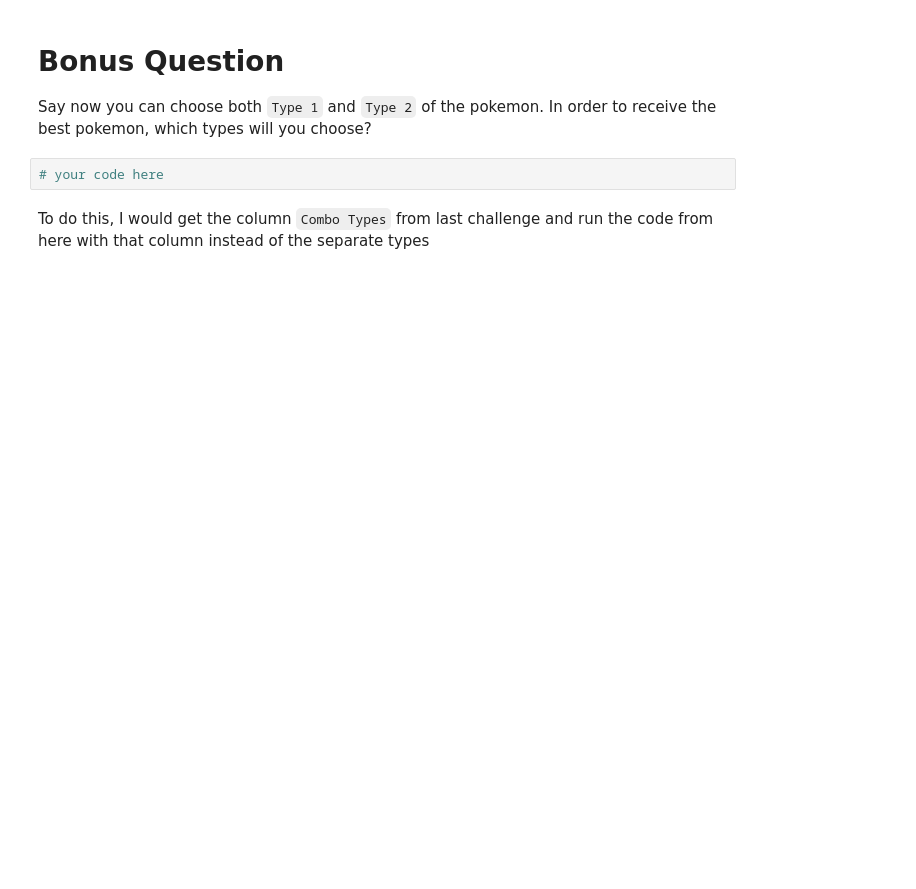
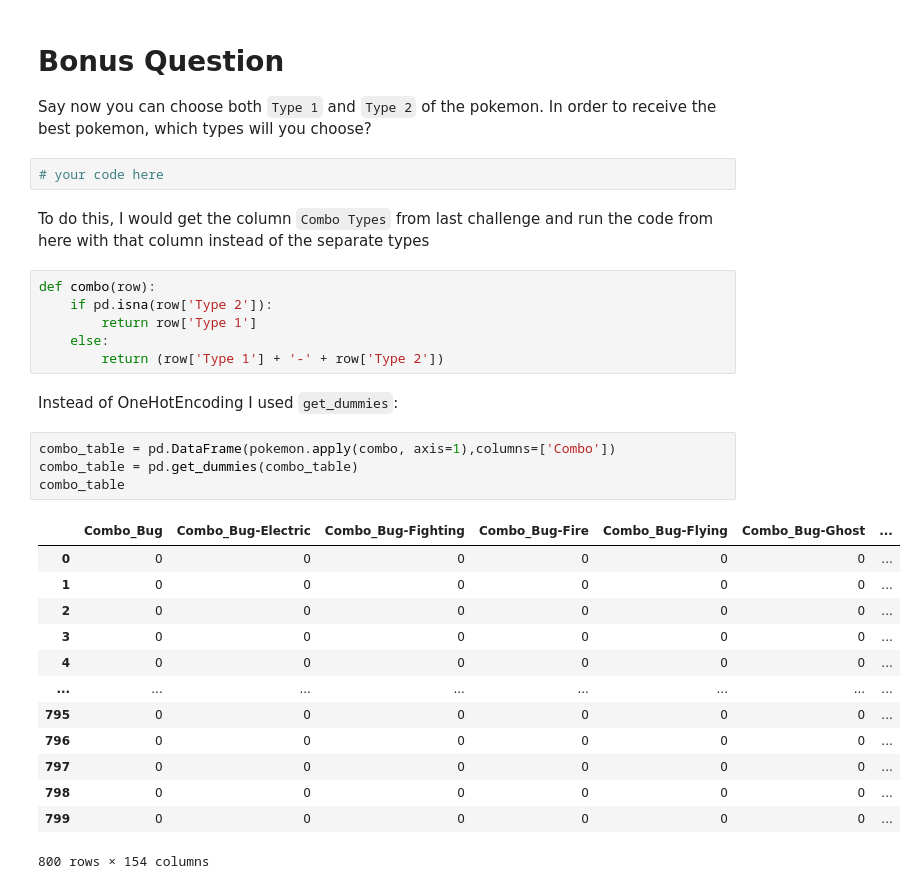
Before and after one commit to cargide/lab-dataframe-calculations, a Jupyter notebook: your-code/challenge-2.ipynb, the cells around one changed output. Cells and saved outputs as stored; diff of their text form; blank space fills up the shorter version.

```diff
--- a/your-code/challenge-2.ipynb
+++ b/your-code/challenge-2.ipynb
@@ -224,3 +241,29 @@ Say now you can choose both `Type 1` and `Type 2` of the pokemon. In order to re
 # your code here
 # %% [markdown]
 To do this, I would get the column `Combo Types` from last challenge and run the code from here with that column instead of the separate types
+# %%
+def combo(row):
+    if pd.isna(row['Type 2']):
+        return row['Type 1']
+    else:
+        return (row['Type 1'] + '-' + row['Type 2'])
+# %% [markdown]
+Instead of OneHotEncoding I used `get_dummies`:
+# %%
+combo_table = pd.DataFrame(pokemon.apply(combo, axis=1),columns=['Combo'])
+combo_table = pd.get_dummies(combo_table)
+combo_table
+# %% [output]
+|  | Combo_Bug | Combo_Bug-Electric | Combo_Bug-Fighting | Combo_Bug-Fire | Combo_Bug-Flying | Combo_Bug-Ghost | ... |
+| 0 | 0 | 0 | 0 | 0 | 0 | 0 | ... |
+| 1 | 0 | 0 | 0 | 0 | 0 | 0 | ... |
+| 2 | 0 | 0 | 0 | 0 | 0 | 0 | ... |
+| 3 | 0 | 0 | 0 | 0 | 0 | 0 | ... |
+| 4 | 0 | 0 | 0 | 0 | 0 | 0 | ... |
+| ... | ... | ... | ... | ... | ... | ... | ... |
+| 795 | 0 | 0 | 0 | 0 | 0 | 0 | ... |
+| 796 | 0 | 0 | 0 | 0 | 0 | 0 | ... |
+| 797 | 0 | 0 | 0 | 0 | 0 | 0 | ... |
+| 798 | 0 | 0 | 0 | 0 | 0 | 0 | ... |
+| 799 | 0 | 0 | 0 | 0 | 0 | 0 | ... |
+800 rows × 154 columns
```
Also changed, not shown: parts of 7 cells of this notebook.
